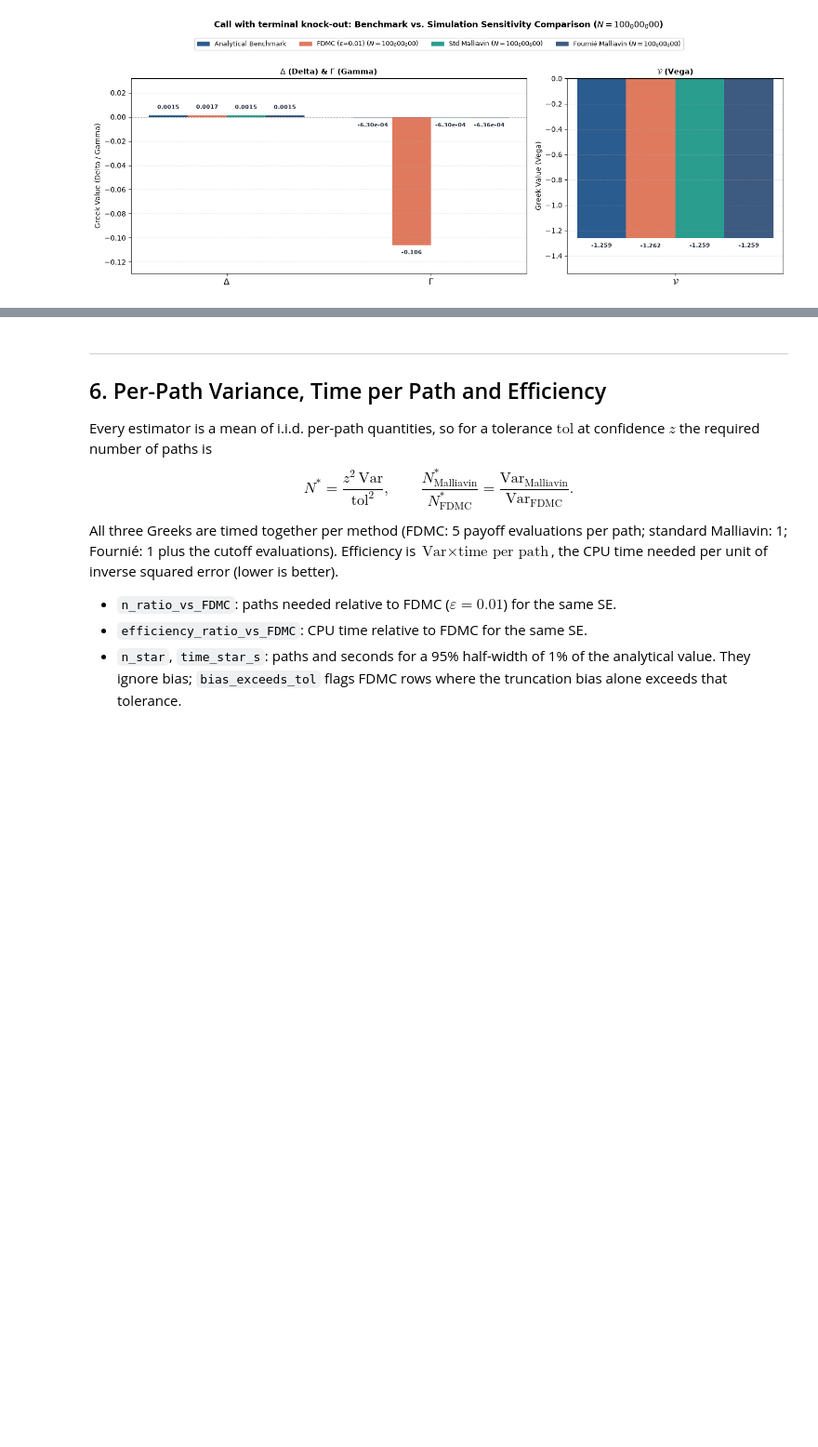
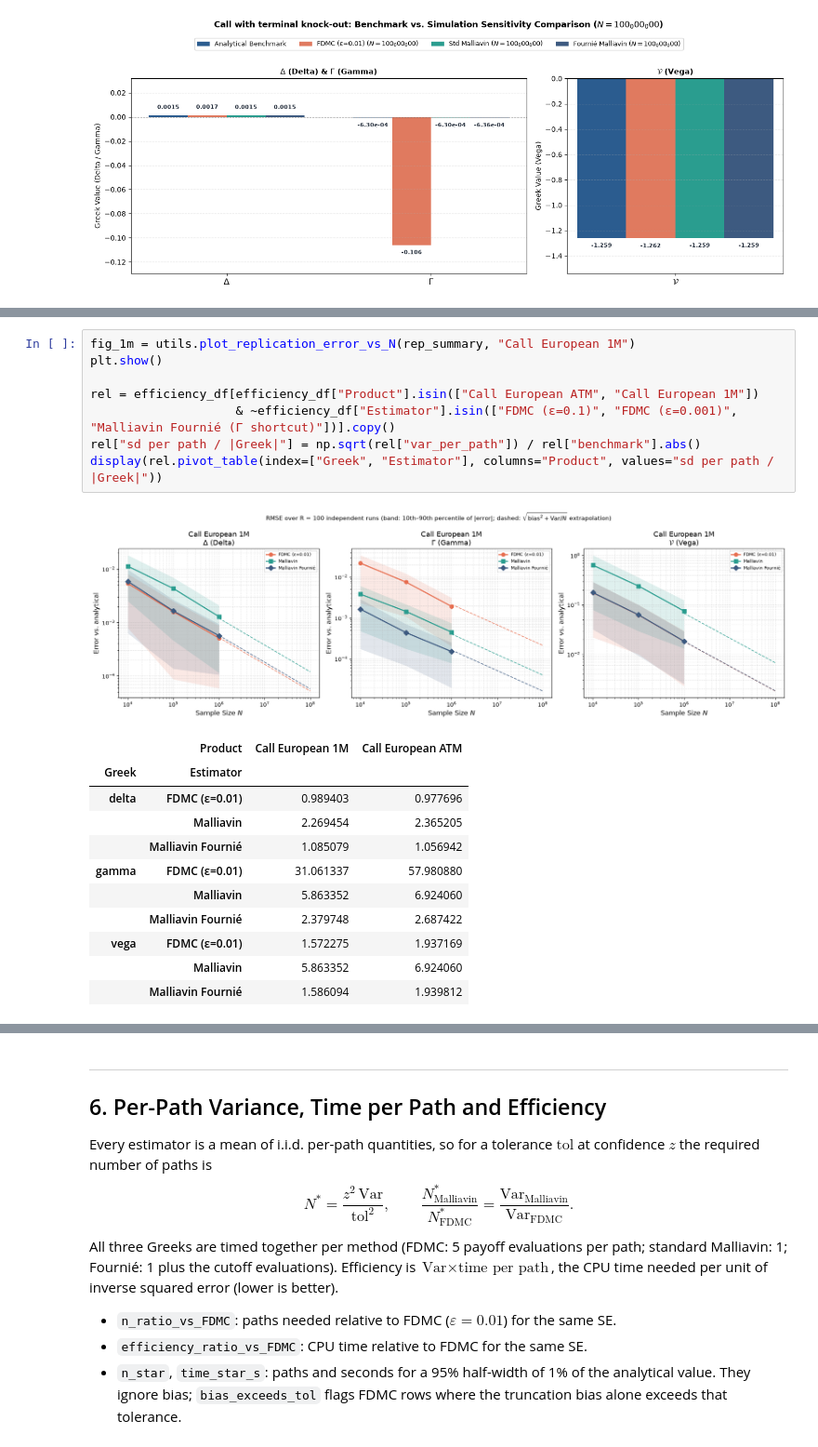
Before and after one commit to NicolasBermell/Greeks, a Jupyter notebook: analysis_malliavin_vs_FDMC.ipynb, the cells around one changed output, grey strips where cells are left out. Shown at 93% size. Saved outputs shown, nothing was run; the diff lists cells and outputs as text; blank space fills up the shorter version.

```diff
--- a/analysis_malliavin_vs_FDMC.ipynb
+++ b/analysis_malliavin_vs_FDMC.ipynb
@@ -233,0 +231,21 @@ plt.show()
+# %%
+fig_1m = utils.plot_replication_error_vs_N(rep_summary, "Call European 1M")
+plt.show()
+
+rel = efficiency_df[efficiency_df["Product"].isin(["Call European ATM", "Call European 1M"])
+                    & ~efficiency_df["Estimator"].isin(["FDMC (ε=0.1)", "FDMC (ε=0.001)", "Malliavin Fournié (Γ shortcut)"])].copy()
+rel["sd per path / |Greek|"] = np.sqrt(rel["var_per_path"]) / rel["benchmark"].abs()
+display(rel.pivot_table(index=["Greek", "Estimator"], columns="Product", values="sd per path / |Greek|"))
+# %% [output]
+[figure, added]
+|  | Product | Call European 1M | Call European ATM |
+| Greek | Estimator |  |  |
+| delta | FDMC (ε=0.01) | 0.989403 | 0.977696 |
+|  | Malliavin | 2.269454 | 2.365205 |
+|  | Malliavin Fournié | 1.085079 | 1.056942 |
+| gamma | FDMC (ε=0.01) | 31.061337 | 57.980880 |
+|  | Malliavin | 5.863352 | 6.924060 |
+|  | Malliavin Fournié | 2.379748 | 2.687422 |
+| vega | FDMC (ε=0.01) | 1.572275 | 1.937169 |
+|  | Malliavin | 5.863352 | 6.924060 |
+|  | Malliavin Fournié | 1.586094 | 1.939812 |
```
Also changed, not shown: parts of 10 cells of this notebook, 22 other files.
